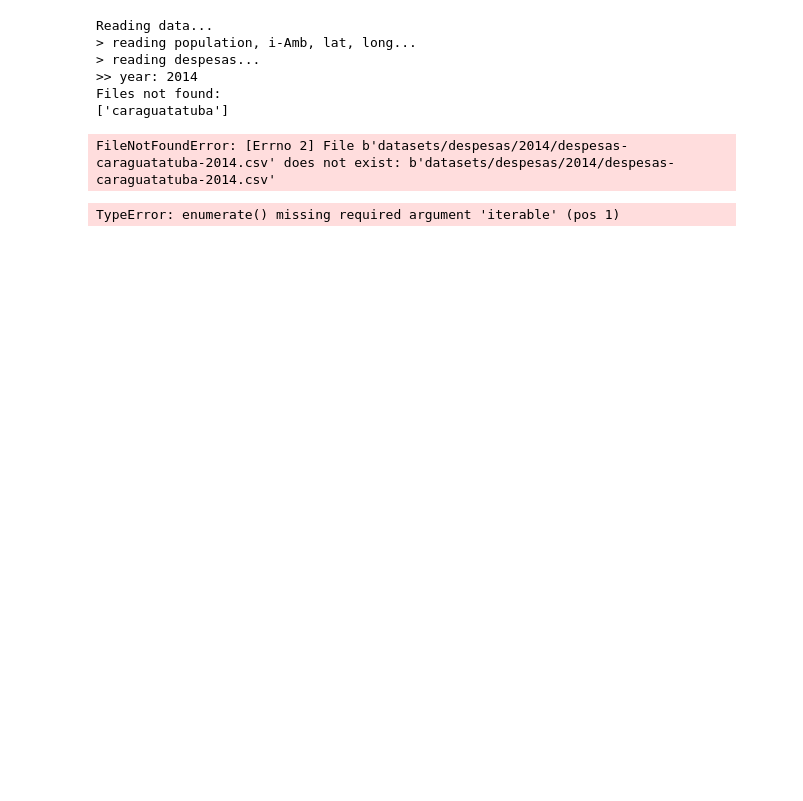
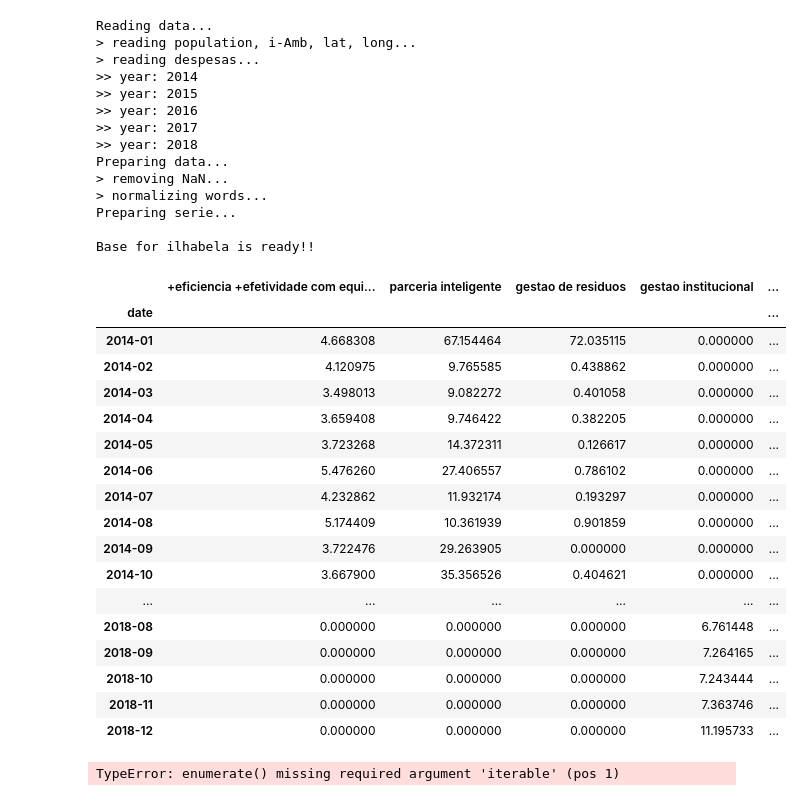
Before and after one commit to guilhermeduartte/Deephack, a Jupyter notebook: Automatizado.ipynb, the cells around one changed output. Saved outputs shown, nothing was run; the diff lists cells and outputs as text; code cells hidden in the pictures; blank space fills up the shorter version.

```diff
--- a/Automatizado.ipynb
+++ b/Automatizado.ipynb
@@ -102,9 +102,11 @@ def calcDespesa(date, base, programa = None):
     if programa is not None:
         temp = base[base['ds_programa'] == programa].copy()
     temp = temp[(temp['ano_exercicio'] == year) & (temp['mes_referencia'] == month)]
-    empenhado = temp[temp['tp_despesa'] == 'empenhado'].sum()
-    anulacao = temp[temp['tp_despesa'] == 'anulacao'].sum()
-    reforco = temp[temp['tp_despesa'] == 'reforco'].sum()
+    empenhado = temp[temp['tp_despesa'] == 'empenhado']['vl_despesa_per_capita'].sum()
+    anulacao = temp[temp['tp_despesa'] == 'anulacao']['vl_despesa_per_capita'].sum()
+    reforco = temp[temp['tp_despesa'] == 'reforco']['vl_despesa_per_capita'].sum()
+
+    despesa = empenhado - anulacao + reforco
 
     del temp
     return despesa
@@ -131,10 +133,14 @@ class Municipio:
         self.lat_ = None
         self.long_ = None
         self.onlyAmbiental_ = onlyAmbiental
+        self.serie_ = pd.DataFrame()
+
         print('Reading data...')
         self.readData()
         print('Preparing data...')
         self.prepareData()
+        print('Preparing serie...')
+        self.prepareSerie()
         print('\nBase for {} is ready!!'.format(self.name_))
 
     def readData(self):
@@ -198,7 +204,31 @@ class Municipio:
             self.df_ = self.df_[self.df_['ds_funcao_governo'] == 'gestao ambiental']
 
 
-    #def prepareSerie(self):
+    def prepareSerie(self):
+
+        dates = []
+        for year in self.years_:
+            for month in range(1, 13):
+                if month < 10:
+                    str_month = '0'+str(month)
+                else:
+                    str_month = str(month)
+                dates.append(str(year)+'-'+str_month)
+        self.serie_['date'] = dates
+        for programa in self.df_['ds_programa'].unique():
+            valor_programa = []
+            for year in self.years_:
+                for month in range(1, 13):
+                    valor = calcDespesa([year, month], self.df_, programa)
+                    valor_programa.append(valor)
+            self.serie_[programa] = valor_programa
+
+        self.serie_ = self.serie_.set_index('date')
+
+        total = []
+        for date in self.serie_.index:
+            total.append(self.serie_.loc[date].values.sum())
+        self.serie_['total'] = total
 # %%
 from zipfile import ZipFile
 import urllib.request
@@ -259,13 +288,41 @@ Files not found:
 # %%
-exemplo = Municipio('caraguatatuba', years = (2014, 2018))
+exemplo = Municipio('ilhabela', years = (2014, 2018), onlyAmbiental=True)
 # %% [output]
 Reading data...
 > reading population, i-Amb, lat, long...
 > reading despesas...
 >> year: 2014
-Files not found:
-['caraguatatuba']
+>> year: 2015
+>> year: 2016
+>> year: 2017
+>> year: 2018
+Preparing data...
+> removing NaN...
+> normalizing words...
+Preparing serie...
+
+Base for ilhabela is ready!!
-FileNotFoundError: [Errno 2] File b'datasets/despesas/2014/despesas-caraguatatuba-2014.csv' does not exist: b'datasets/despesas/2014/despesas-caraguatatuba-2014.csv'
+# %%
+exemplo.serie_
+# %% [output]
+|  | +eficiencia +efetividade com equi... | parceria inteligente | gestao de residuos | gestao institucional | ... |
+| date |  |  |  |  | ... |
+| 2014-01 | 4.668308 | 67.154464 | 72.035115 | 0.000000 | ... |
+| 2014-02 | 4.120975 | 9.765585 | 0.438862 | 0.000000 | ... |
+| 2014-03 | 3.498013 | 9.082272 | 0.401058 | 0.000000 | ... |
+| 2014-04 | 3.659408 | 9.746422 | 0.382205 | 0.000000 | ... |
+| 2014-05 | 3.723268 | 14.372311 | 0.126617 | 0.000000 | ... |
+| 2014-06 | 5.476260 | 27.406557 | 0.786102 | 0.000000 | ... |
+| 2014-07 | 4.232862 | 11.932174 | 0.193297 | 0.000000 | ... |
+| 2014-08 | 5.174409 | 10.361939 | 0.901859 | 0.000000 | ... |
+| 2014-09 | 3.722476 | 29.263905 | 0.000000 | 0.000000 | ... |
+| 2014-10 | 3.667900 | 35.356526 | 0.404621 | 0.000000 | ... |
+| ... | ... | ... | ... | ... | ... |
+| 2018-08 | 0.000000 | 0.000000 | 0.000000 | 6.761448 | ... |
+| 2018-09 | 0.000000 | 0.000000 | 0.000000 | 7.264165 | ... |
+| 2018-10 | 0.000000 | 0.000000 | 0.000000 | 7.243444 | ... |
+| 2018-11 | 0.000000 | 0.000000 | 0.000000 | 7.363746 | ... |
+| 2018-12 | 0.000000 | 0.000000 | 0.000000 | 11.195733 | ... |
 # %%
 for i, item in enumerate():
     print(i, type(item))
```
Also changed, not shown: parts of 1 cell of this notebook.
